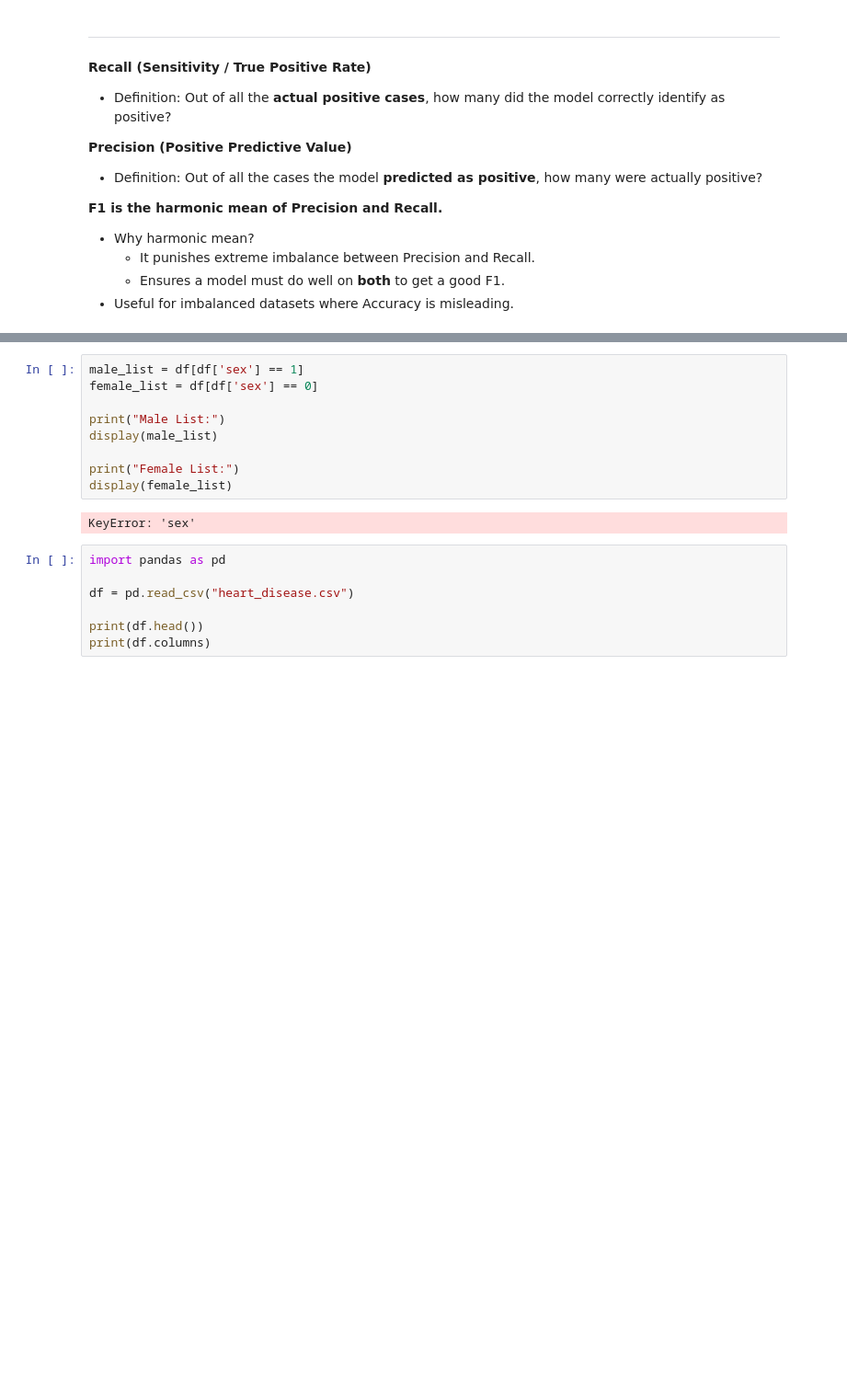
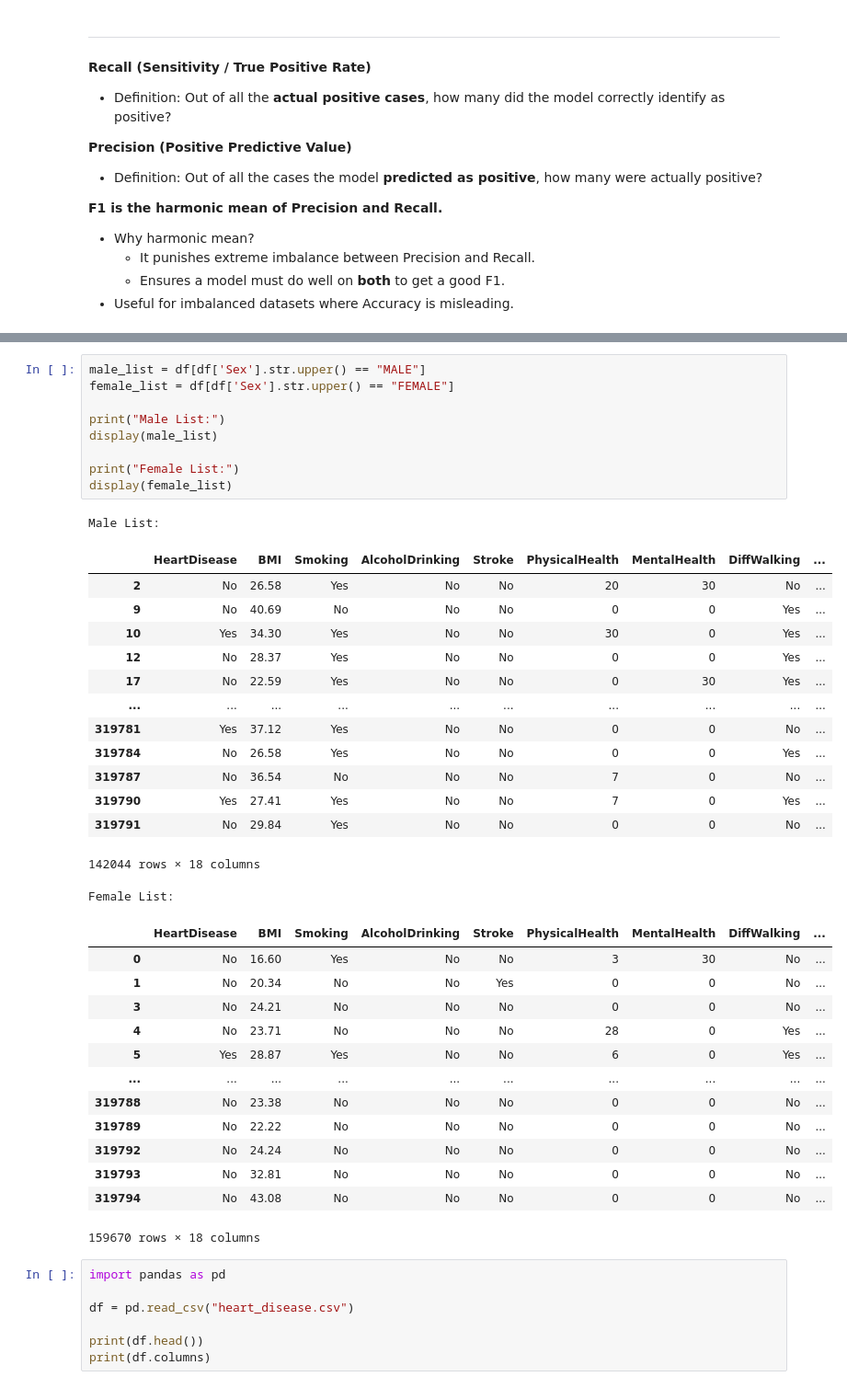
Before and after one commit to Krishna115535/ML-Projects, a Jupyter notebook: logistic_regression/heart_disease_ml_pratice.ipynb, the cells around one changed output, grey strips where cells are left out. Shown: that part at 92% size. Cells and saved outputs as stored; diff of their text form; blank space fills up the shorter version.

```diff
--- a/logistic_regression/heart_disease_ml_pratice.ipynb
+++ b/logistic_regression/heart_disease_ml_pratice.ipynb
@@ -458,14 +625,41 @@ NameError: name 'df' is not defined
 # %%
-male_list = df[df['sex'] == 1]
-female_list = df[df['sex'] == 0]
+male_list = df[df['Sex'].str.upper() == "MALE"]
+female_list = df[df['Sex'].str.upper() == "FEMALE"]
 
 print("Male List:")
 display(male_list)
 
 print("Female List:")
 display(female_list)
 # %% [output]
-KeyError: 'sex'
+Male List:
+|  | HeartDisease | BMI | Smoking | AlcoholDrinking | Stroke | PhysicalHealth | MentalHealth | DiffWalking | ... |
+| 2 | No | 26.58 | Yes | No | No | 20 | 30 | No | ... |
+| 9 | No | 40.69 | No | No | No | 0 | 0 | Yes | ... |
+| 10 | Yes | 34.30 | Yes | No | No | 30 | 0 | Yes | ... |
+| 12 | No | 28.37 | Yes | No | No | 0 | 0 | Yes | ... |
+| 17 | No | 22.59 | Yes | No | No | 0 | 30 | Yes | ... |
+| ... | ... | ... | ... | ... | ... | ... | ... | ... | ... |
+| 319781 | Yes | 37.12 | Yes | No | No | 0 | 0 | No | ... |
+| 319784 | No | 26.58 | Yes | No | No | 0 | 0 | Yes | ... |
+| 319787 | No | 36.54 | No | No | No | 7 | 0 | No | ... |
+| 319790 | Yes | 27.41 | Yes | No | No | 7 | 0 | Yes | ... |
+| 319791 | No | 29.84 | Yes | No | No | 0 | 0 | No | ... |
+142044 rows × 18 columns
+Female List:
+|  | HeartDisease | BMI | Smoking | AlcoholDrinking | Stroke | PhysicalHealth | MentalHealth | DiffWalking | ... |
+| 0 | No | 16.60 | Yes | No | No | 3 | 30 | No | ... |
+| 1 | No | 20.34 | No | No | Yes | 0 | 0 | No | ... |
+| 3 | No | 24.21 | No | No | No | 0 | 0 | No | ... |
+| 4 | No | 23.71 | No | No | No | 28 | 0 | Yes | ... |
+| 5 | Yes | 28.87 | Yes | No | No | 6 | 0 | Yes | ... |
+| ... | ... | ... | ... | ... | ... | ... | ... | ... | ... |
+| 319788 | No | 23.38 | No | No | No | 0 | 0 | No | ... |
+| 319789 | No | 22.22 | No | No | No | 0 | 0 | No | ... |
+| 319792 | No | 24.24 | No | No | No | 0 | 0 | No | ... |
+| 319793 | No | 32.81 | No | No | No | 0 | 0 | No | ... |
+| 319794 | No | 43.08 | No | No | No | 0 | 0 | No | ... |
+159670 rows × 18 columns
 # %%
 import pandas as pd
 
```
Also changed, not shown: parts of 30 cells of this notebook, 1 other file.
